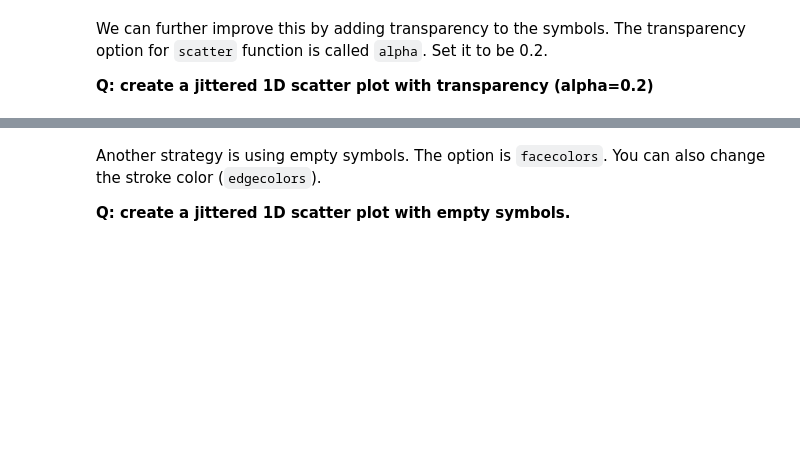
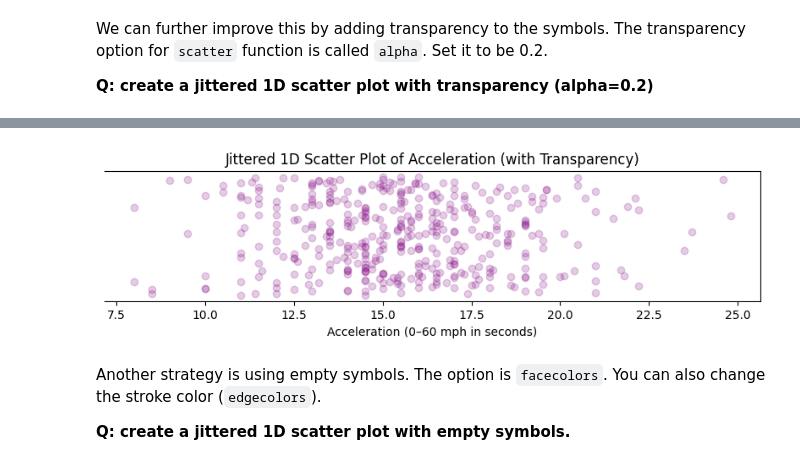
Before and after one commit to KSachin13/dataviz, a Jupyter notebook: docs/w06-encoding/assigment_m06A_visual_encoding.ipynb, the cells around one changed output, grey strips where cells are left out. Cells and saved outputs as stored; diff of their text form; code cells hidden in the pictures; blank space fills up the shorter version.

```diff
--- a/docs/w06-encoding/assigment_m06A_visual_encoding.ipynb
+++ b/docs/w06-encoding/assigment_m06A_visual_encoding.ipynb
@@ -116,3 +112,26 @@ We can further improve this by adding transparency to the symbols. The transpare
+# %%
+# YOUR SOLUTION HERE
+
+x = cars['Acceleration']
+
+# Add vertical jitter (small random values)
+y = np.random.rand(len(x)) * 0.2  # jitter scale (0 to 0.2)
+
+# Plot with jitter and transparency
+plt.figure(figsize=(10, 2))
+plt.scatter(x, y, color='purple', alpha=0.2)  # alpha controls transparency
+
+# Clean up y-axis
+plt.yticks([])
+plt.gca().spines['left'].set_visible(False)
+
+# Labels
+plt.title("Jittered 1D Scatter Plot of Acceleration (with Transparency)")
+plt.xlabel("Acceleration (0–60 mph in seconds)")
+
+plt.show()
+# %% [output]
+[figure, added]
 # %% [markdown]
 Another strategy is using empty symbols. The option is `facecolors`. You can also change the stroke color (`edgecolors`).
 
```
Also changed, not shown: parts of 1 cell of this notebook.
